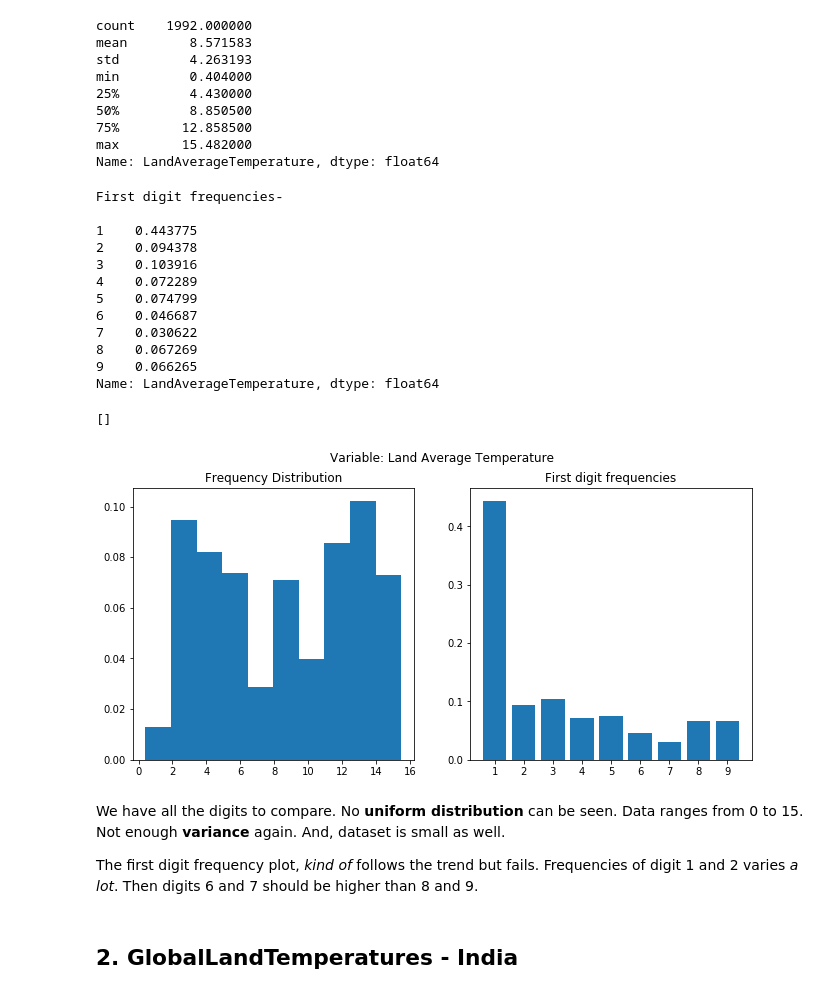
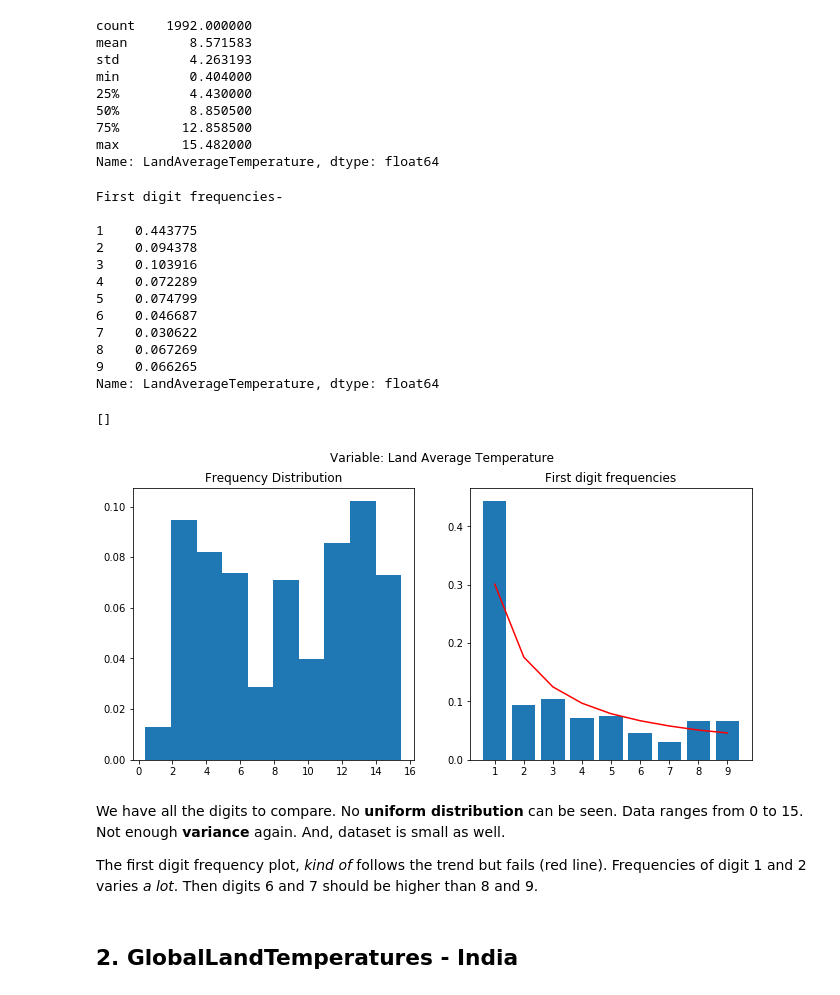
Before and after one commit to TrigonaMinima/Notebooks, a Jupyter notebook: Benford - Climate.ipynb, the cells around one changed output. Drawn from its saved outputs; the diff is of its cells as text; code cells hidden in the pictures.

```diff
--- a/Benford - Climate.ipynb
+++ b/Benford - Climate.ipynb
@@ -23,7 +23,7 @@ import matplotlib.pyplot as plt
 
 %matplotlib inline
 # %%
-data_dir = "Data/"
+data_dir = "Data/Climate Change/"
 
 files = [
     "WorldTemperaturesClean.csv",
@@ -193,38 +196,39 @@ ax.set_title("Frequency Distribution")
 
 # First digit frequencies
 freq = wtc.LandAverageTemperature.str.replace("-", "").str.lstrip("0").str.lstrip(".").str.lstrip("0").str[0].value_counts()
 freq = freq/wtc.shape[0]
 print("First digit frequencies-\n")
 print(freq.sort_index())
 
 # First frequency digit plot
 ax = axs[1]
 ax.bar(freq.index.astype(int), freq)
+ax.plot(range(1, 10), [0.301, 0.176, 0.125, 0.097, 0.079, 0.067, 0.058, 0.051, 0.046], c='red')
 ax.set_title("First digit frequencies")
 plt.xticks(freq.index.astype(int))
 
 # Main title
 plt.suptitle("Variable: Land Average Temperature")
 plt.plot()
 # %% [output]
 First digit frequencies-
 
 1    0.443775
 2    0.094378
 3    0.103916
 4    0.072289
 5    0.074799
 6    0.046687
 7    0.030622
 8    0.067269
 9    0.066265
 Name: LandAverageTemperature, dtype: float64
 []
-[figure, old version]
+[figure, new version]
 # %% [markdown]
 We have all the digits to compare. No **uniform distribution** can be seen. Data ranges from 0 to 15. Not enough **variance** again. And, dataset is small as well.
 
-The first digit frequency plot, *kind of* follows the trend but fails. Frequencies of digit 1 and 2 varies *a lot*. Then digits 6 and 7 should be higher than 8 and 9.
+The first digit frequency plot, *kind of* follows the trend but fails (red line). Frequencies of digit 1 and 2 varies *a lot*. Then digits 6 and 7 should be higher than 8 and 9.
 # %% [markdown]
 <a id='glt'></a>
 ## 2. GlobalLandTemperatures - India
```
Also changed, not shown: parts of 9 cells of this notebook.
